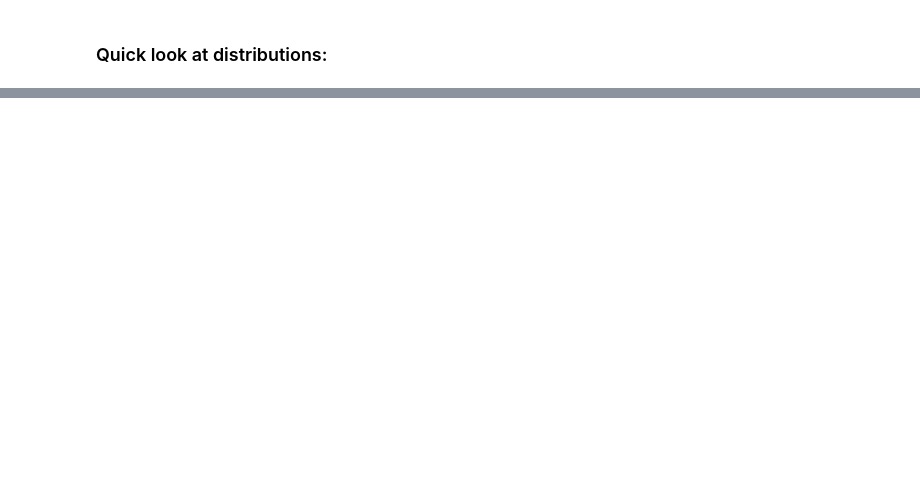
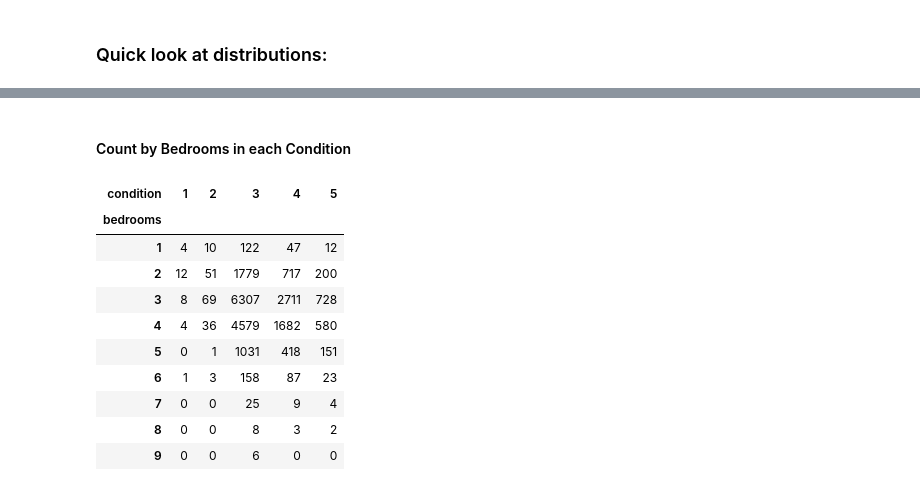
Before and after one commit to s566319/housing_price_proj, a Jupyter notebook: IngaMiller_HousingPrices.ipynb, the cells around one changed output, grey strips where cells are left out. Cells and saved outputs as stored; diff of their text form; code cells hidden in the pictures; blank space fills up the shorter version.

```diff
--- a/IngaMiller_HousingPrices.ipynb
+++ b/IngaMiller_HousingPrices.ipynb
@@ -190,0 +210,17 @@ ModuleNotFoundError: No module named 'sklearn'
+# %% [markdown]
+#### Count by Bedrooms in each Condition
+# %%
+grade_condition =pd.crosstab(Housing['bedrooms'], Housing['condition'])
+grade_condition
+# %% [output]
+| condition | 1 | 2 | 3 | 4 | 5 |
+| bedrooms |  |  |  |  |  |
+| 1 | 4 | 10 | 122 | 47 | 12 |
+| 2 | 12 | 51 | 1779 | 717 | 200 |
+| 3 | 8 | 69 | 6307 | 2711 | 728 |
+| 4 | 4 | 36 | 4579 | 1682 | 580 |
+| 5 | 0 | 1 | 1031 | 418 | 151 |
+| 6 | 1 | 3 | 158 | 87 | 23 |
+| 7 | 0 | 0 | 25 | 9 | 4 |
+| 8 | 0 | 0 | 8 | 3 | 2 |
+| 9 | 0 | 0 | 6 | 0 | 0 |
```
Also changed, not shown: parts of 38 cells of this notebook.
